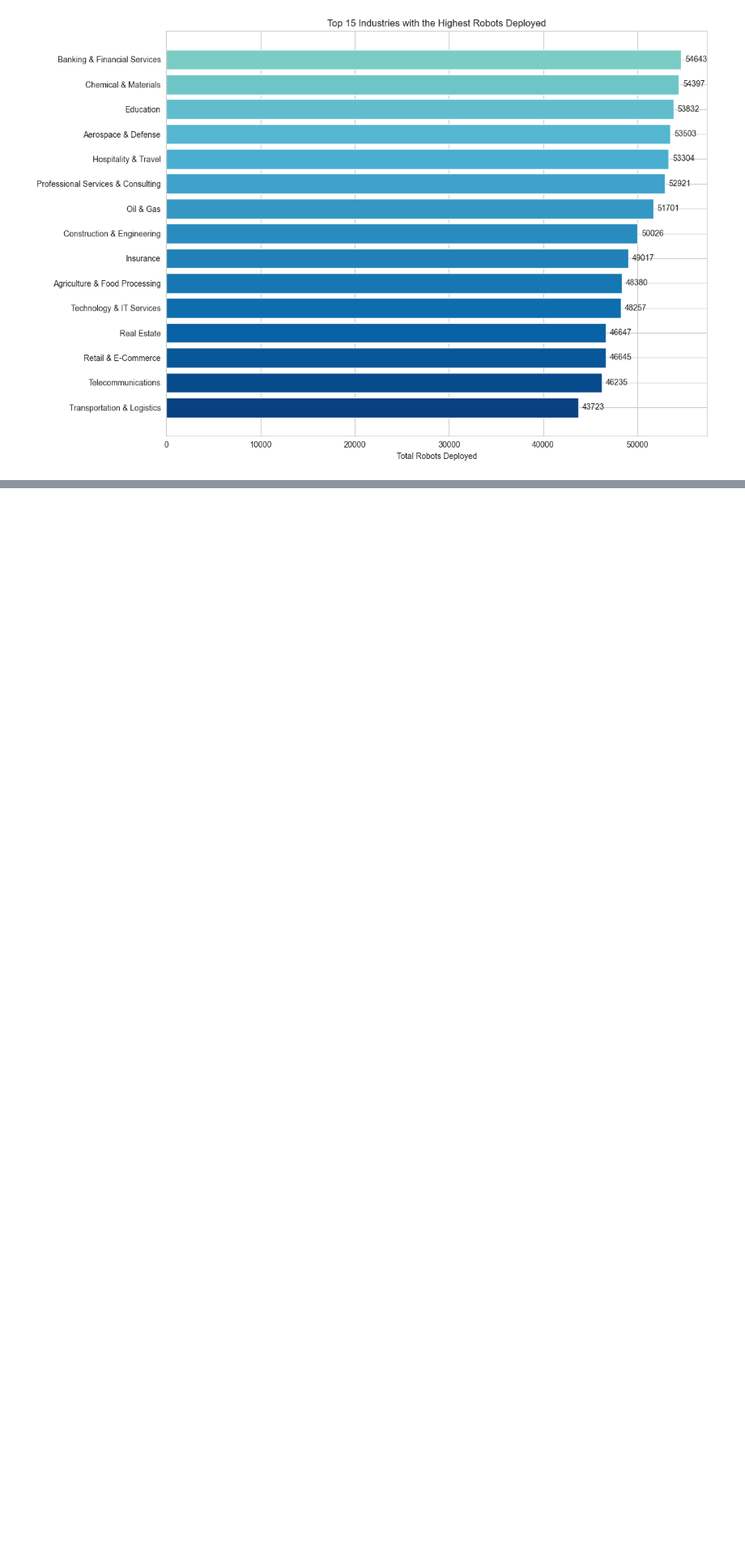
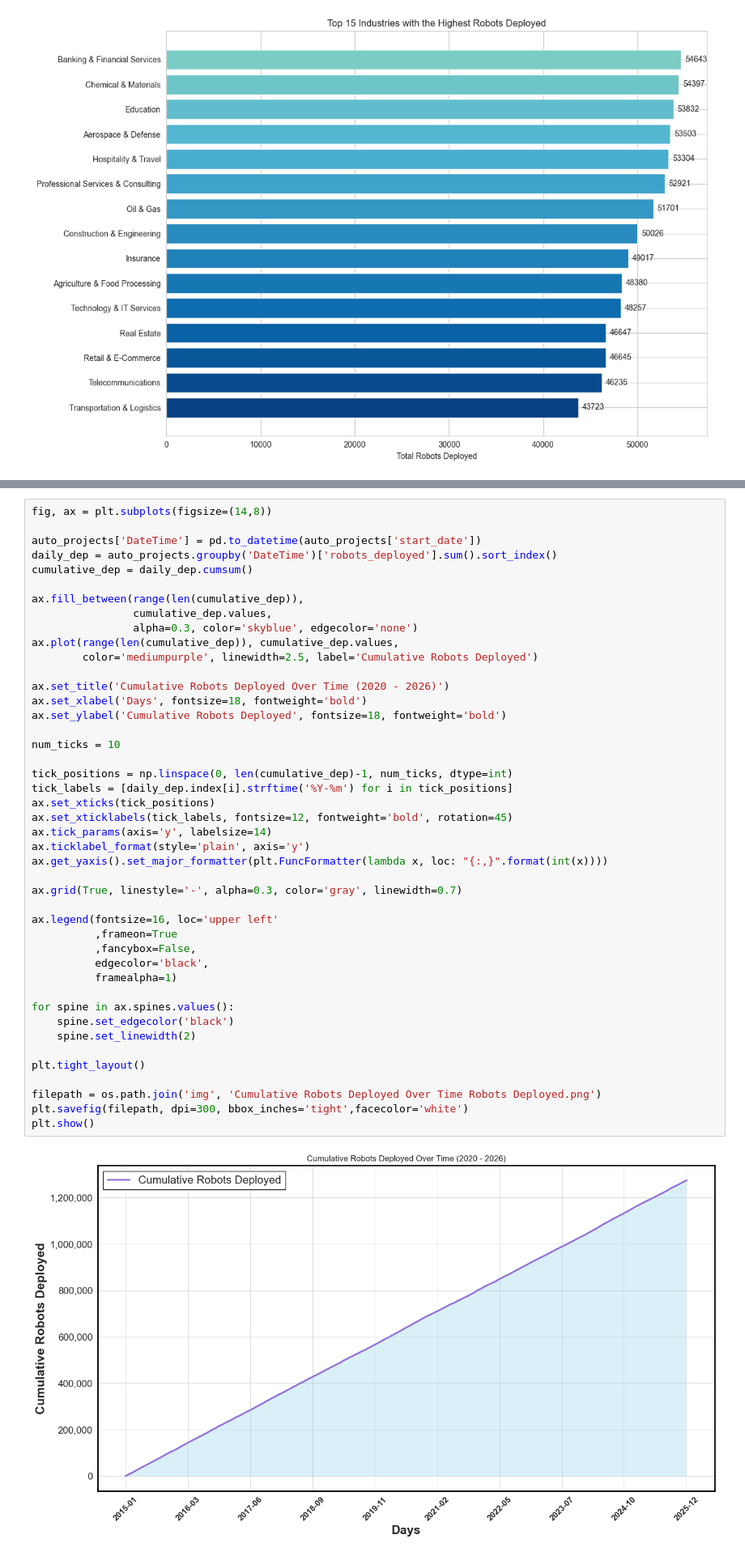
Before and after one commit to fathirrizkifadillah/Worldwide-Robotic-Process-Automation-Database-2026, a Jupyter notebook: main.ipynb, the cells around one changed output, grey strips where cells are left out. Shown at 81% size. Drawn from its saved outputs; the diff is of its cells as text; blank space fills up the shorter version.

Commit message:
Add 3.3 Cumulative Robots Deployed

```diff
--- a/main.ipynb
+++ b/main.ipynb
@@ -1038,0 +1041,46 @@ plt.show()
+# %%
+fig, ax = plt.subplots(figsize=(14,8))
+
+auto_projects['DateTime'] = pd.to_datetime(auto_projects['start_date'])
+daily_dep = auto_projects.groupby('DateTime')['robots_deployed'].sum().sort_index()
+cumulative_dep = daily_dep.cumsum()
+
+ax.fill_between(range(len(cumulative_dep)),
+                cumulative_dep.values,
+                alpha=0.3, color='skyblue', edgecolor='none')
+ax.plot(range(len(cumulative_dep)), cumulative_dep.values,
+        color='mediumpurple', linewidth=2.5, label='Cumulative Robots Deployed')
+
+ax.set_title('Cumulative Robots Deployed Over Time (2020 - 2026)')
+ax.set_xlabel('Days', fontsize=18, fontweight='bold')
+ax.set_ylabel('Cumulative Robots Deployed', fontsize=18, fontweight='bold')
+
+num_ticks = 10
+
+tick_positions = np.linspace(0, len(cumulative_dep)-1, num_ticks, dtype=int)
+tick_labels = [daily_dep.index[i].strftime('%Y-%m') for i in tick_positions]
+ax.set_xticks(tick_positions)
+ax.set_xticklabels(tick_labels, fontsize=12, fontweight='bold', rotation=45)
+ax.tick_params(axis='y', labelsize=14)
+ax.ticklabel_format(style='plain', axis='y')
+ax.get_yaxis().set_major_formatter(plt.FuncFormatter(lambda x, loc: "{:,}".format(int(x))))
+
+ax.grid(True, linestyle='-', alpha=0.3, color='gray', linewidth=0.7)
+
+ax.legend(fontsize=16, loc='upper left'
+          ,frameon=True
+          ,fancybox=False,
+          edgecolor='black',
+          framealpha=1)
+
+for spine in ax.spines.values():
+    spine.set_edgecolor('black')
+    spine.set_linewidth(2)
+
+plt.tight_layout()
+
+filepath = os.path.join('img', 'Cumulative Robots Deployed Over Time Robots Deployed.png')
+plt.savefig(filepath, dpi=300, bbox_inches='tight',facecolor='white')
+plt.show()
+# %% [output]
+[figure, added]
```
Also changed, not shown: parts of 1 cell of this notebook, 1 other file.
